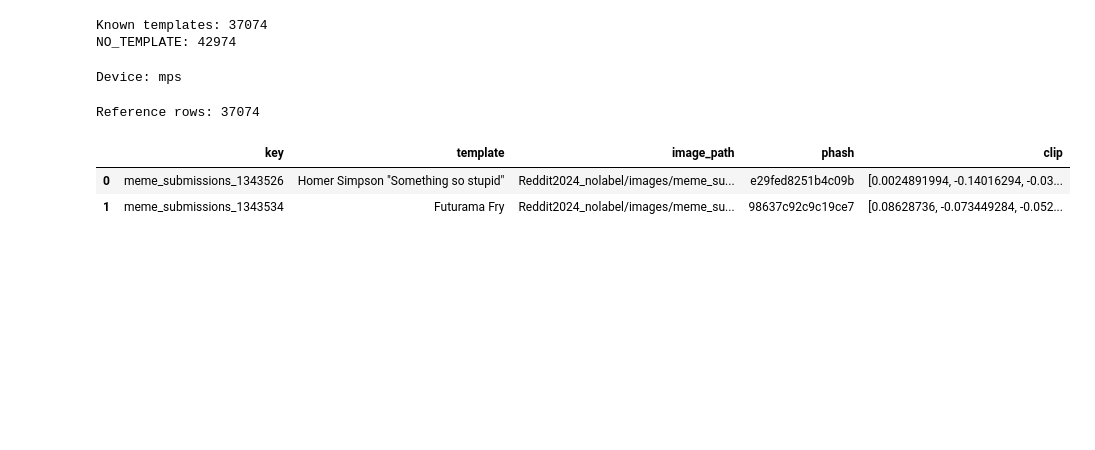
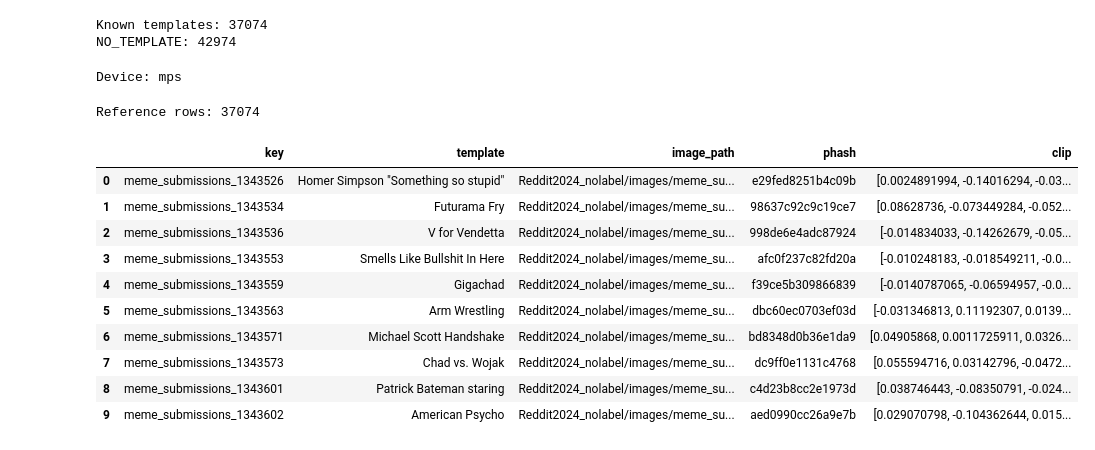
Before and after one commit to huysuy05/To_Meme_Or_Not_To_Meme, a Jupyter notebook: template_reassignment.ipynb, the cells around one changed output. Drawn from its saved outputs; the diff is of its cells as text; code cells hidden in the pictures; blank space fills up the shorter version.

```diff
--- a/meme_clusters.ipynb
+++ b/template_reassignment.ipynb
@@ -317,23 +332,31 @@ def phash_val(path: Path):
 # %%
 ref_rows = []
 for r in tqdm(known_df.itertuples(index=False), total=len(known_df), desc="Building reference"):
     try:
         p = Path(r.image_path)
         ref_rows.append({
             KEY_COL: getattr(r, KEY_COL),
             LABEL_COL: getattr(r, LABEL_COL),
             "image_path": p,
             "phash": phash_val(p),
             "clip": clip_embed(p),
         })
     except Exception:
         continue
 
 reference_df = pd.DataFrame(ref_rows)
 print("Reference rows:", len(reference_df))
-reference_df.head(2)
+reference_df.head(10)
 # %% [output]
 Reference rows: 37074
 |  | key | template | image_path | phash | clip |
 | 0 | meme_submissions_1343526 | Homer Simpson "Something so stupid" | Reddit2024_nolabel/images/meme_su... | e29fed8251b4c09b | [0.0024891994, -0.14016294, -0.03... |
 | 1 | meme_submissions_1343534 | Futurama Fry | Reddit2024_nolabel/images/meme_su... | 98637c92c9c19ce7 | [0.08628736, -0.073449284, -0.052... |
+| 2 | meme_submissions_1343536 | V for Vendetta | Reddit2024_nolabel/images/meme_su... | 998de6e4adc87924 | [-0.014834033, -0.14262679, -0.05... |
+| 3 | meme_submissions_1343553 | Smells Like Bullshit In Here | Reddit2024_nolabel/images/meme_su... | afc0f237c82fd20a | [-0.010248183, -0.018549211, -0.0... |
+| 4 | meme_submissions_1343559 | Gigachad | Reddit2024_nolabel/images/meme_su... | f39ce5b309866839 | [-0.0140787065, -0.06594957, -0.0... |
+| 5 | meme_submissions_1343563 | Arm Wrestling | Reddit2024_nolabel/images/meme_su... | dbc60ec0703ef03d | [-0.031346813, 0.11192307, 0.0139... |
+| 6 | meme_submissions_1343571 | Michael Scott Handshake | Reddit2024_nolabel/images/meme_su... | bd8348d0b36e1da9 | [0.04905868, 0.0011725911, 0.0326... |
+| 7 | meme_submissions_1343573 | Chad vs. Wojak | Reddit2024_nolabel/images/meme_su... | dc9ff0e1131c4768 | [0.055594716, 0.03142796, -0.0472... |
+| 8 | meme_submissions_1343601 | Patrick Bateman staring | Reddit2024_nolabel/images/meme_su... | c4d23b8cc2e1973d | [0.038746443, -0.08350791, -0.024... |
+| 9 | meme_submissions_1343602 | American Psycho | Reddit2024_nolabel/images/meme_su... | aed0990cc26a9e7b | [0.029070798, -0.104362644, 0.015... |
```
Also changed, not shown: parts of 10 cells of this notebook.
